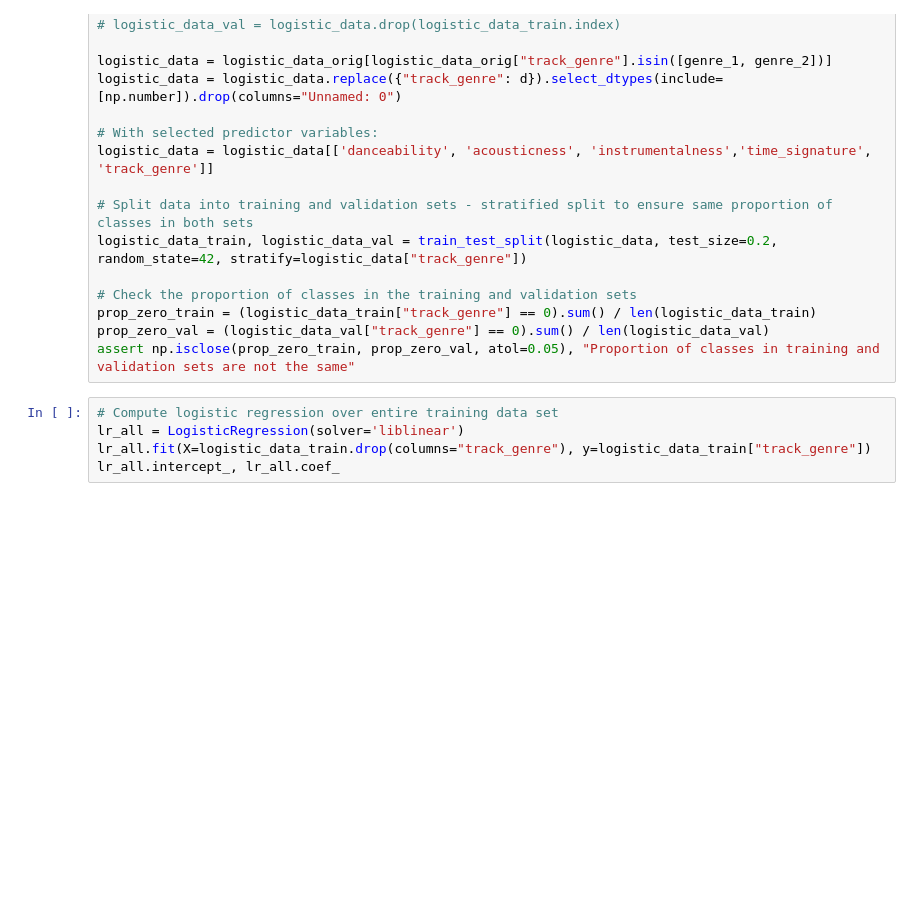
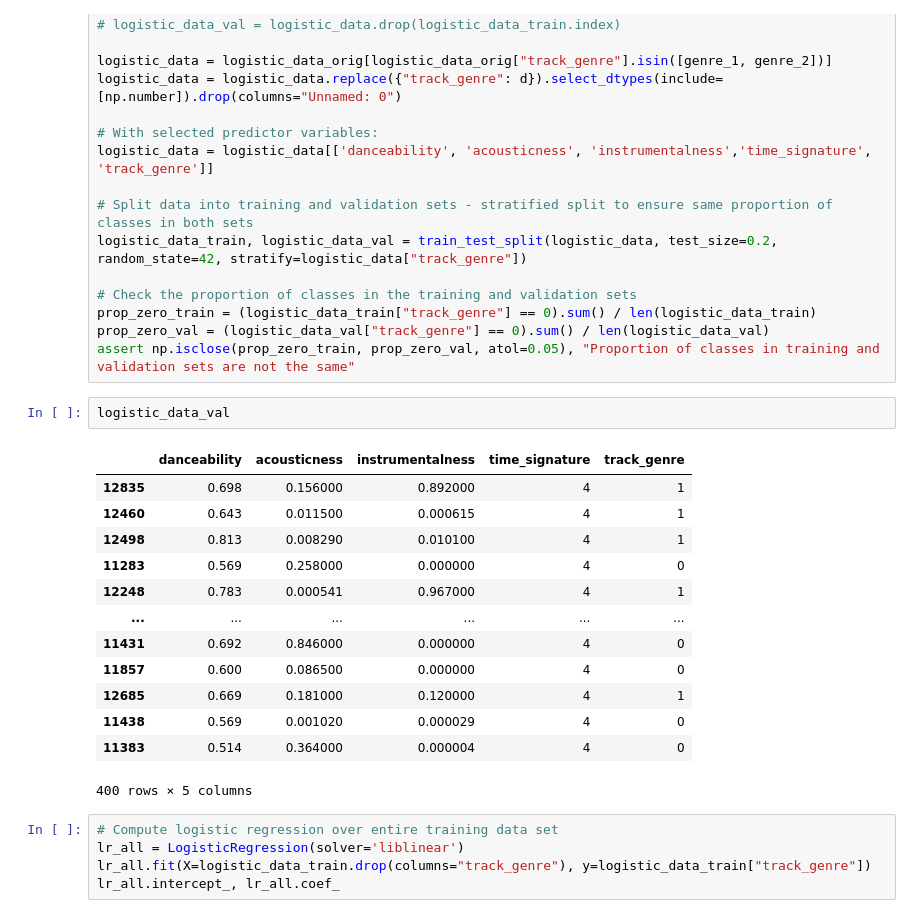
Before and after one commit to hannahkendall04/M148_Project, a Jupyter notebook: hannah/logistic_regression.ipynb, the cells around one changed output. Drawn from its saved outputs; the diff is of its cells as text; blank space fills up the shorter version.

```diff
--- a/hannah/logistic_regression.ipynb
+++ b/hannah/logistic_regression.ipynb
@@ -67,6 +67,22 @@ logistic_data_train, logistic_data_val = train_test_split(logistic_data, test_si
 prop_zero_train = (logistic_data_train["track_genre"] == 0).sum() / len(logistic_data_train)
 prop_zero_val = (logistic_data_val["track_genre"] == 0).sum() / len(logistic_data_val)
 assert np.isclose(prop_zero_train, prop_zero_val, atol=0.05), "Proportion of classes in training and validation sets are not the same"
+# %%
+logistic_data_val
+# %% [output]
+|  | danceability | acousticness | instrumentalness | time_signature | track_genre |
+| 12835 | 0.698 | 0.156000 | 0.892000 | 4 | 1 |
+| 12460 | 0.643 | 0.011500 | 0.000615 | 4 | 1 |
+| 12498 | 0.813 | 0.008290 | 0.010100 | 4 | 1 |
+| 11283 | 0.569 | 0.258000 | 0.000000 | 4 | 0 |
+| 12248 | 0.783 | 0.000541 | 0.967000 | 4 | 1 |
+| ... | ... | ... | ... | ... | ... |
+| 11431 | 0.692 | 0.846000 | 0.000000 | 4 | 0 |
+| 11857 | 0.600 | 0.086500 | 0.000000 | 4 | 0 |
+| 12685 | 0.669 | 0.181000 | 0.120000 | 4 | 1 |
+| 11438 | 0.569 | 0.001020 | 0.000029 | 4 | 0 |
+| 11383 | 0.514 | 0.364000 | 0.000004 | 4 | 0 |
+400 rows × 5 columns
 # %%
 # Compute logistic regression over entire training data set
 lr_all = LogisticRegression(solver='liblinear')
```
Also changed, not shown: 1 other file.
